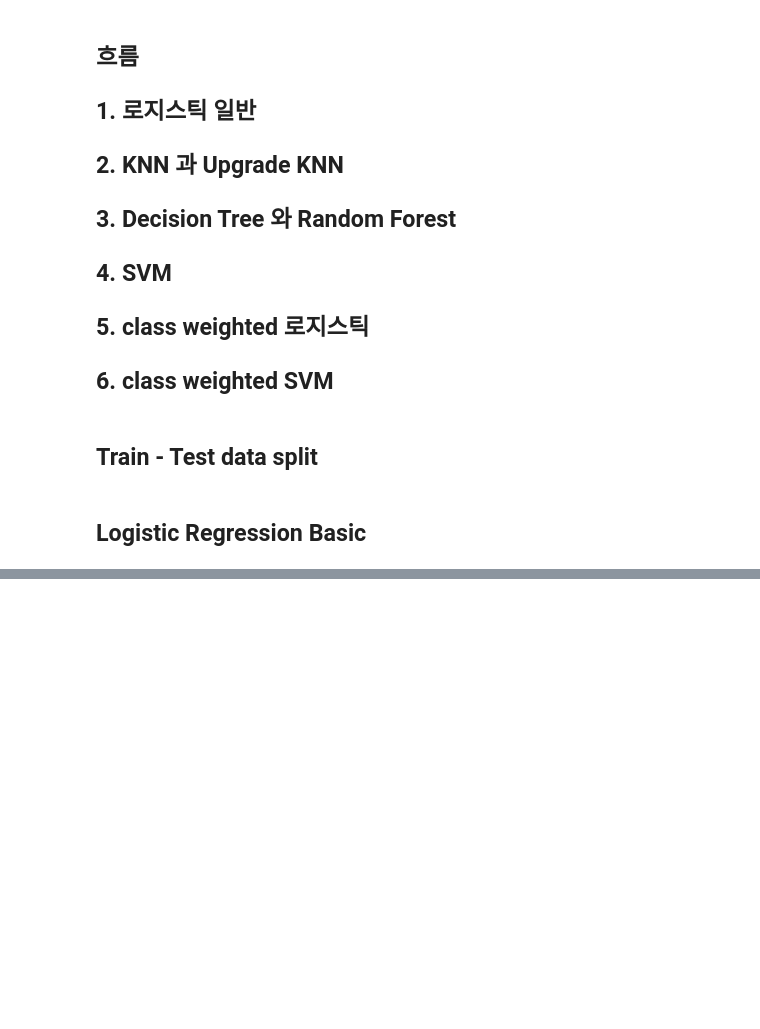
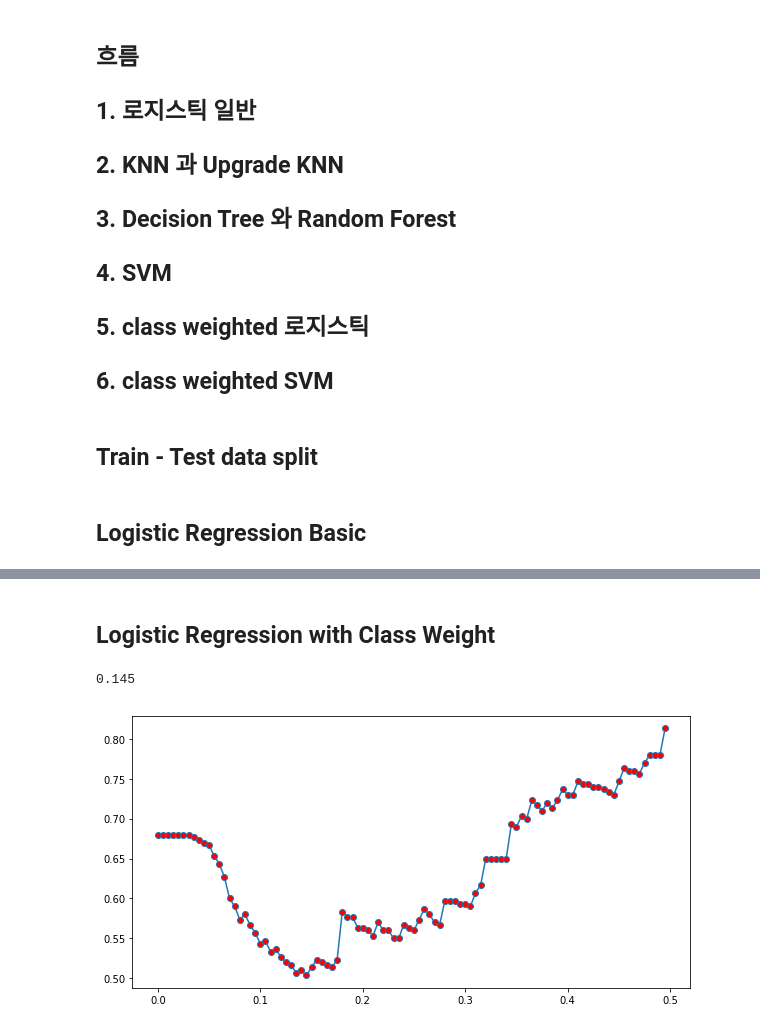
Before and after one commit to james-sungjae-lee/2018_Naver_DSC, a Jupyter notebook: Untitled2.ipynb, the cells around one changed output, grey strips where cells are left out. Cells and saved outputs as stored; diff of their text form; code cells hidden in the pictures; blank space fills up the shorter version.

```diff
--- a/Untitled2.ipynb
+++ b/Untitled2.ipynb
@@ -60,0 +235,25 @@ avg / total       0.74      0.75      0.73       300
+# %%
+X_all = german_num.drop('Credit', axis = 1)
+X_sel = german_num[['Check DM', 'Co Debtor', 'Rent House', 'Used Car', 'New Car', 'Credit Amount', 'Duration', 'Own House', 'Credit History',
+                   'Saving Account']]
+y = german_num['Credit']
+X_train_all, X_test_all, y_train, y_test = train_test_split(X_all, y, test_size=0.30, random_state=101)
+X_train_sel, X_test_sel, y_train_sel, y_test_sel = train_test_split(X_sel, y, test_size = 0.30, random_state = 101)
+# %% [markdown]
+## Logistic Regression with Class Weight
+# %%
+logistic_weight = []
+for i in np.arange(0, 0.5, 0.005):
+    logistic_model = LogisticRegression(class_weight={1:i})
+    logistic_model.fit(X_train_sel, y_train_sel)
+    logistic_prediction = logistic_model.predict(X_test_sel)
+    logistic_weight.append((confusion_matrix(y_test_sel, logistic_prediction)[1][0] * 5
+ + confusion_matrix(y_test_sel, logistic_prediction)[0][1]) / len(y_test_sel))
+logistic_weight.index(min(logistic_weight)) * 0.005
+# %% [output]
+0.145
+# %%
+plt.figure(figsize = (10, 5))
+plt.plot(np.arange(0, 0.5, 0.005), logistic_weight, marker = 'o', markerfacecolor = 'red');
+# %% [output]
+[figure, added]
```
Also changed, not shown: parts of 51 cells of this notebook, 2 other files.
